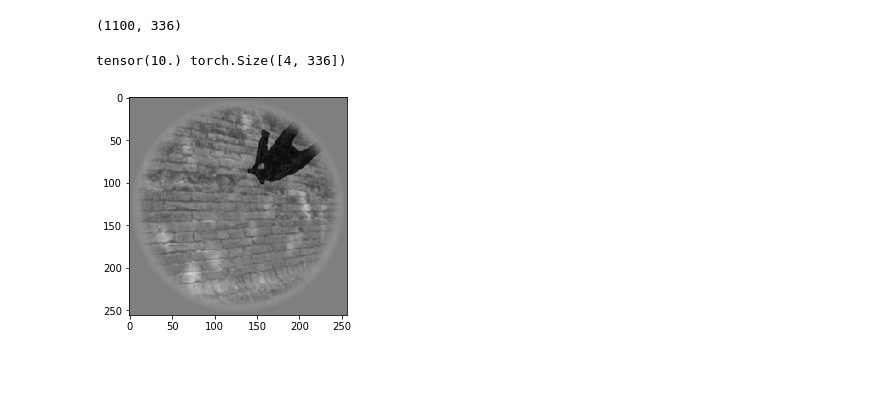
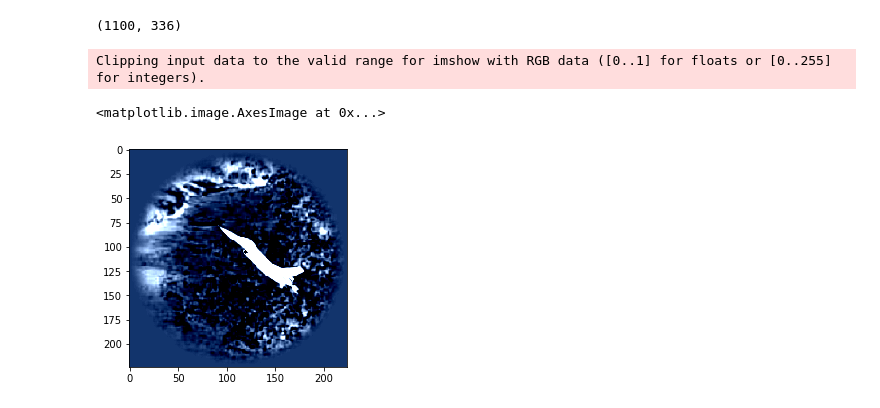
Before and after one commit to dapello/braintree, a Jupyter notebook: notebooks/Format_Data.ipynb, the cells around one changed output. Drawn from its saved outputs; the diff is of its cells as text; code cells hidden in the pictures; blank space fills up the shorter version.

Commit message:
better data processing; dataloader spits out dicts like expected now

```diff
--- a/notebooks/Format_Data.ipynb
+++ b/notebooks/Format_Data.ipynb
@@ -36,10 +36,11 @@ class Partition(object):
 
 partition = Partition(1100, 900, 100, 100)
 # %%
+# or, don't preprocess -- let dataloader do it!
 data = h5.File('kk_temporal_data.h5', 'r')
 
-# input images
-Stimuli = data['images']['raw'][:].transpose(0,3,2,1)
+# just correct flipped axes
+Stimuli = data['images']['raw'][:].transpose(0,1,3,2)
 
 # get reps, averaging over time window 70-170 (idx 0) and over trials (last idx)
 M_R = data['neural']['magneto']['right'][7:17].mean(axis=0).mean(axis=-1)
@@ -138,13 +178,14 @@ Neural_Train, Neural_Test = [
 # %%
-for (stimuli, rep, label) in DataLoader(Neural_Train, batch_size=64):
+for neural_data in DataLoader(Neural_Train, batch_size=64):
     pass
 # %%
-# and check that the images are still good:
-plt.imshow(stimuli.detach().numpy()[2]/255)
-print(label[0], rep.shape)
+# and check that the images are as expected:
+plt.imshow(neural_data['stimuli'].detach().numpy()[1].transpose(1,2,0))
+# print(label[0], rep.shape)
 # %% [output]
-tensor(10.) torch.Size([4, 336])
+Clipping input data to the valid range for imshow with RGB data ([0..1] for floats or [0..255] for integers).
+<matplotlib.image.AxesImage at 0x...>
-[figure, old version]
+[figure, new version]
 # %%
 ## now we need to merge w/ ImageNet loader.
 # %%
```
Also changed, not shown: parts of 7 cells of this notebook, 2 other files.
